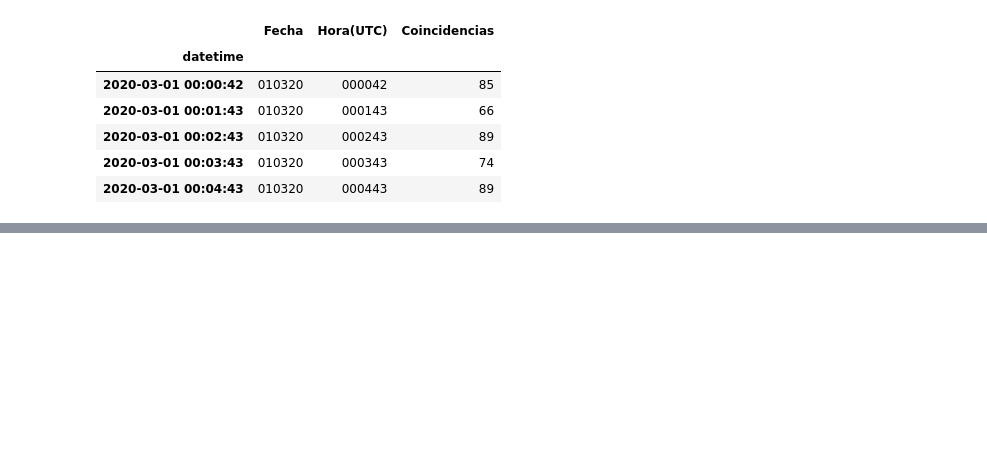
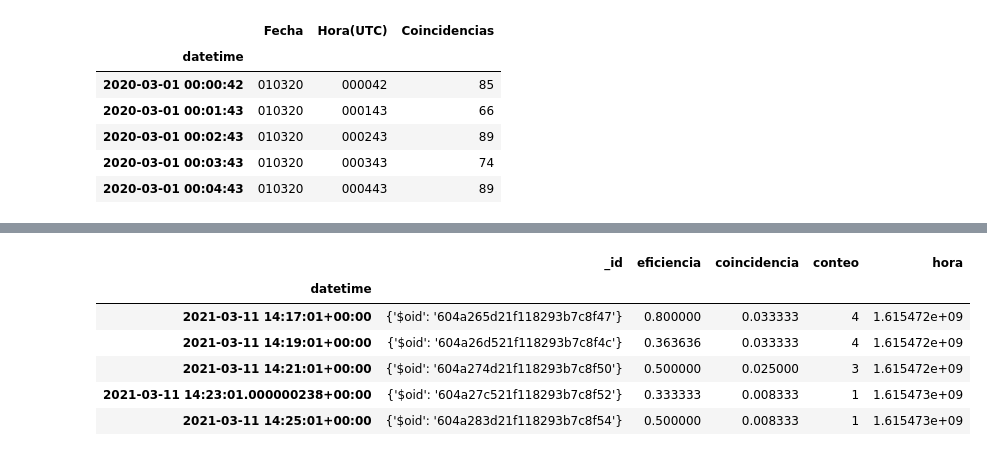
Before and after one commit to diegostaPy/escaramujo, a Jupyter notebook: 2021dataComparisonPyvsMex.ipynb, the cells around one changed output, grey strips where cells are left out. Saved outputs shown, nothing was run; the diff lists cells and outputs as text; code cells hidden in the pictures; blank space fills up the shorter version.

```diff
--- a/2021dataComparisonPyvsMex.ipynb
+++ b/2021dataComparisonPyvsMex.ipynb
@@ -44,4 +56,14 @@ py.head()
 | 2021-02-15 15:31:15+00:00 | {'$oid': '602a93c35cf46e4303149923'} | 0.939759 | 3.250000 | 390 | 1.613403e+09 |
 | 2021-02-15 15:33:15+00:00 | {'$oid': '602a943b5cf46e4303149ae6'} | 0.963597 | 3.750000 | 450 | 1.613403e+09 |
 | 2021-02-15 15:35:15+00:00 | {'$oid': '602a94b35cf46e4303149c89'} | 0.950450 | 3.516667 | 422 | 1.613403e+09 |
+# %%
+py.tail()
+# %% [output]
+|  | _id | eficiencia | coincidencia | conteo | hora |
+| datetime |  |  |  |  |  |
+| 2021-03-11 14:17:01+00:00 | {'$oid': '604a265d21f118293b7c8f47'} | 0.800000 | 0.033333 | 4 | 1.615472e+09 |
+| 2021-03-11 14:19:01+00:00 | {'$oid': '604a26d521f118293b7c8f4c'} | 0.363636 | 0.033333 | 4 | 1.615472e+09 |
+| 2021-03-11 14:21:01+00:00 | {'$oid': '604a274d21f118293b7c8f50'} | 0.500000 | 0.025000 | 3 | 1.615472e+09 |
+| 2021-03-11 14:23:01.000000238+00:00 | {'$oid': '604a27c521f118293b7c8f52'} | 0.333333 | 0.008333 | 1 | 1.615473e+09 |
+| 2021-03-11 14:25:01+00:00 | {'$oid': '604a283d21f118293b7c8f54'} | 0.500000 | 0.008333 | 1 | 1.615473e+09 |
 # %%
```
Also changed, not shown: parts of 8 cells of this notebook, 5 other files.
